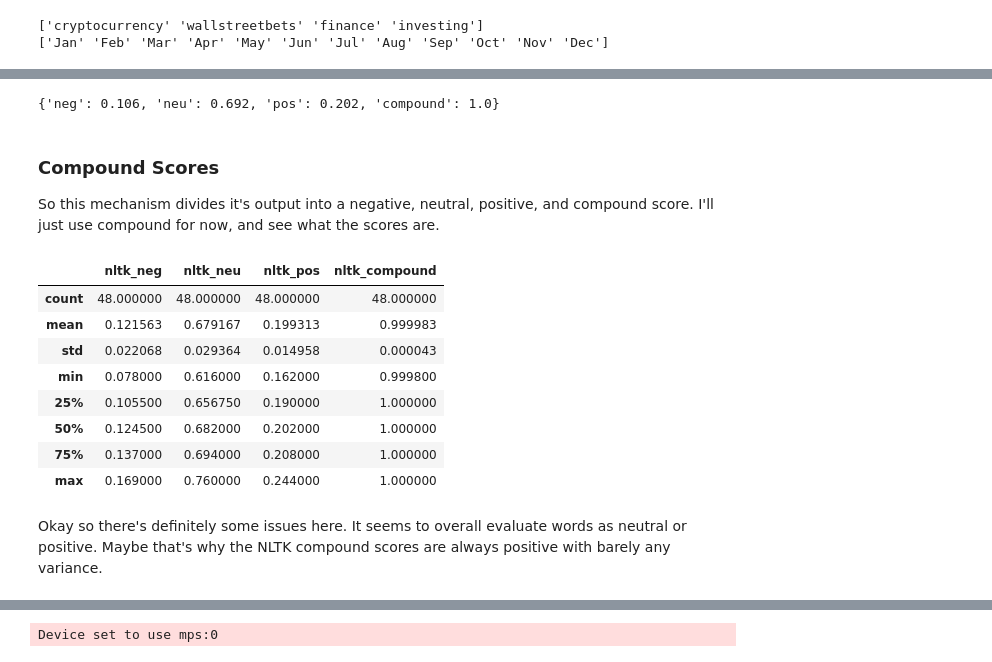
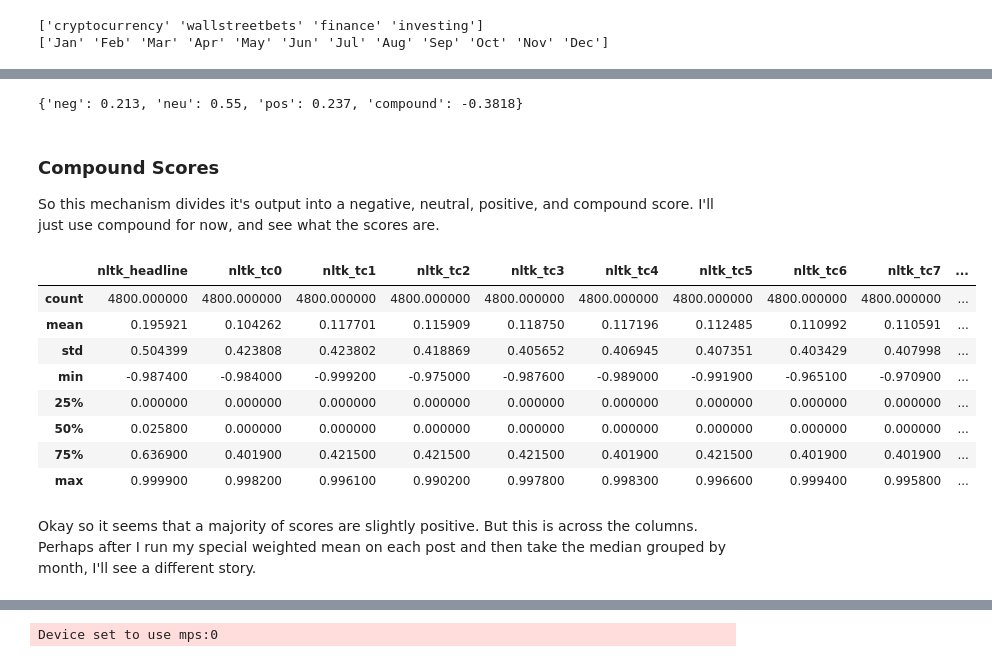
Before and after one commit to uparkh/news-stock-predictions, a Jupyter notebook: uparekh2-reddit/3_sentiment_analysis.ipynb, the cells around one changed output, grey strips where cells are left out. Drawn from its saved outputs; the diff is of its cells as text; code cells hidden in the pictures.

Commit message:
nltk analysis done

```diff
--- a/uparekh2-reddit/3_sentiment_analysis.ipynb
+++ b/uparekh2-reddit/3_sentiment_analysis.ipynb
@@ -35,6 +40,3 @@ df.sample(3)
-# %%
-# Ensure that the 'text' column contains only strings
-df['text'] = df['text'].apply(lambda x: x if isinstance(x, str) else '')
 # %%
 subreddits = df['subreddit'].unique()
 print(subreddits)
@@ -88,5 +49,7 @@ df_combined
 # %%
 # Average character length of the text in the combined dataframe
-avg_length = df_combined['text'].str.len().mean()
-print(f"Average character length of text: {avg_length}")
+cols = ['headline'] + [f'tc{i}' for i in range(10)]
+for col in cols:
+    avg_length = df[col].str.len().mean()
+    print(f"Average character length of '{col}': {avg_length}")
 # %% [output]
@@ -96,0 +67,3 @@ Now that we have our concatenated data, gonna use the VADER sentiment analyzer b
+# %%
+# Some columns are not of the correct data type
+df[cols] = df[cols].astype(str)
@@ -99,30 +81,30 @@ import nltk
 from nltk.sentiment import SentimentIntensityAnalyzer
 # %%
 sia = SentimentIntensityAnalyzer()
-# %%
-sia.polarity_scores(df_combined['text'].iloc[0])
-# %% [output]
-{'neg': 0.106, 'neu': 0.692, 'pos': 0.202, 'compound': 1.0}
+# %%
+sia.polarity_scores(sample_headline)
+# %% [output]
+{'neg': 0.213, 'neu': 0.55, 'pos': 0.237, 'compound': -0.3818}
 # %% [markdown]
 ### Compound Scores
 So this mechanism divides it's output into a negative, neutral, positive, and compound score.
 I'll just use compound for now, and see what the scores are.
 # %%
 # Apply the sentiment analysis and create new columns for each score
-df_combined[['nltk_neg', 'nltk_neu', 'nltk_pos', 'nltk_compound']] = df_combined['text'].apply(lambda x: pd.Series(sia.polarity_scores(x)))
-
-# Display the descriptive statistics for the new columns
-df_combined[['nltk_neg', 'nltk_neu', 'nltk_pos', 'nltk_compound']].describe()
+for col in cols:
+    df[f'nltk_{col}'] = df[col].apply(lambda x: pd.Series(sia.polarity_scores(x)['compound']))
-# %% [output]
-|  | nltk_neg | nltk_neu | nltk_pos | nltk_compound |
-| count | 48.000000 | 48.000000 | 48.000000 | 48.000000 |
-| mean | 0.121563 | 0.679167 | 0.199313 | 0.999983 |
-| std | 0.022068 | 0.029364 | 0.014958 | 0.000043 |
-| min | 0.078000 | 0.616000 | 0.162000 | 0.999800 |
-| 25% | 0.105500 | 0.656750 | 0.190000 | 1.000000 |
-| 50% | 0.124500 | 0.682000 | 0.202000 | 1.000000 |
-| 75% | 0.137000 | 0.694000 | 0.208000 | 1.000000 |
-| max | 0.169000 | 0.760000 | 0.244000 | 1.000000 |
-# %% [markdown]
-Okay so there's definitely some issues here. It seems to overall evaluate words as neutral or positive.
-Maybe that's why the NLTK compound scores are always positive with barely any variance.
+# %%
+nltk_cols = ['nltk_' + col for col in cols]
+df[nltk_cols].describe()
+# %% [output]
+|  | nltk_headline | nltk_tc0 | nltk_tc1 | nltk_tc2 | nltk_tc3 | nltk_tc4 | nltk_tc5 | nltk_tc6 | nltk_tc7 | ... |
+| count | 4800.000000 | 4800.000000 | 4800.000000 | 4800.000000 | 4800.000000 | 4800.000000 | 4800.000000 | 4800.000000 | 4800.000000 | ... |
+| mean | 0.195921 | 0.104262 | 0.117701 | 0.115909 | 0.118750 | 0.117196 | 0.112485 | 0.110992 | 0.110591 | ... |
+| std | 0.504399 | 0.423808 | 0.423802 | 0.418869 | 0.405652 | 0.406945 | 0.407351 | 0.403429 | 0.407998 | ... |
+| min | -0.987400 | -0.984000 | -0.999200 | -0.975000 | -0.987600 | -0.989000 | -0.991900 | -0.965100 | -0.970900 | ... |
+| 25% | 0.000000 | 0.000000 | 0.000000 | 0.000000 | 0.000000 | 0.000000 | 0.000000 | 0.000000 | 0.000000 | ... |
+| 50% | 0.025800 | 0.000000 | 0.000000 | 0.000000 | 0.000000 | 0.000000 | 0.000000 | 0.000000 | 0.000000 | ... |
+| 75% | 0.636900 | 0.401900 | 0.421500 | 0.421500 | 0.421500 | 0.401900 | 0.421500 | 0.401900 | 0.401900 | ... |
+| max | 0.999900 | 0.998200 | 0.996100 | 0.990200 | 0.997800 | 0.998300 | 0.996600 | 0.999400 | 0.995800 | ... |
+# %% [markdown]
+Okay so it seems that a majority of scores are slightly positive. But this is across the columns. Perhaps after I run my special weighted mean on each post and then take the median grouped by month, I'll see a different story.
```
Also changed, not shown: parts of 15 cells of this notebook, 2 other files.
